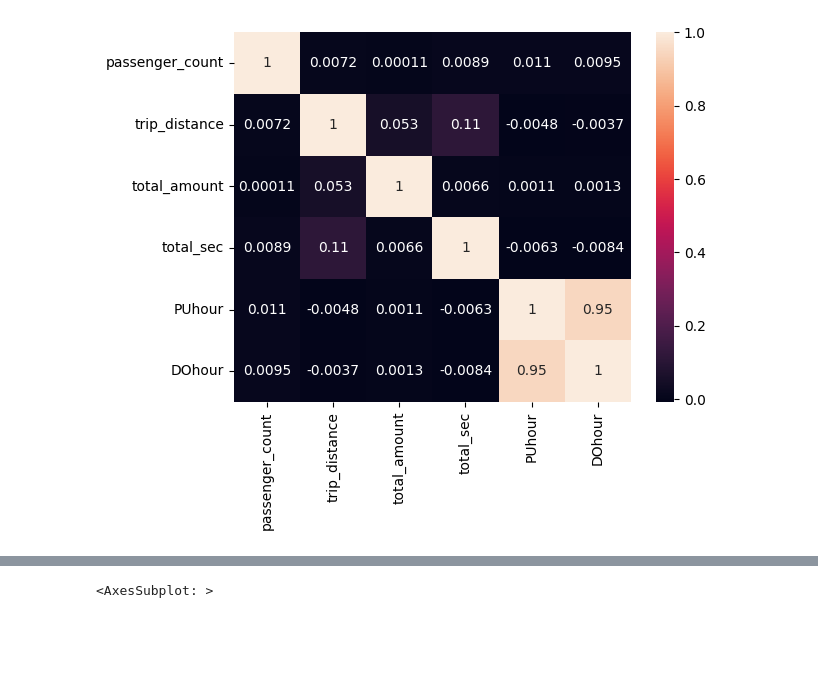
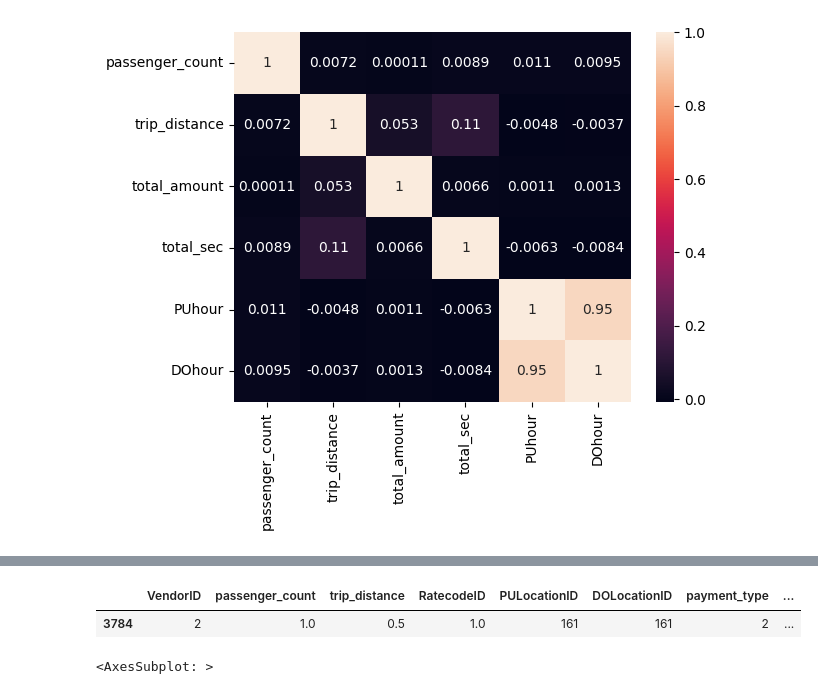
Before and after one commit to satyam-gaikwad/wheres-my-taxi, a Jupyter notebook: initial-development.ipynb, the cells around one changed output, grey strips where cells are left out. Drawn from its saved outputs; the diff is of its cells as text; code cells hidden in the pictures; blank space fills up the shorter version.

```diff
--- a/initial-development.ipynb
+++ b/initial-development.ipynb
@@ -375,0 +398,2 @@ sns.heatmap(df1.corr(),annot=True)
+# %%
+x = dfshort.drop(['duration','tpep_pickup_datetime','tpep_dropoff_datetime','store_and_fwd_flag','PUday','DOday','PUZone','DOZone','PUtime','DOtime'],axis=1)
@@ -375,0 +405,2 @@ sns.heatmap(df1.corr(),annot=True)
+# %%
+train_x,test_x,train_y,test_y = train_test_split(x,dfshort['total_amount'],test_size=0.3)
@@ -376,3 +422,8 @@ sns.heatmap(df1.corr(),annot=True)
+# %%
+test_x[:1]
+# %% [output]
+|  | VendorID | passenger_count | trip_distance | RatecodeID | PULocationID | DOLocationID | payment_type | ... |
+| 3784 | 2 | 1.0 | 0.5 | 1.0 | 161 | 161 | 2 | ... |
 # %%
 df = df.drop(df[(df.trip_distance>500.0)].index)
 # %%
```
Also changed, not shown: parts of 9 cells of this notebook.
